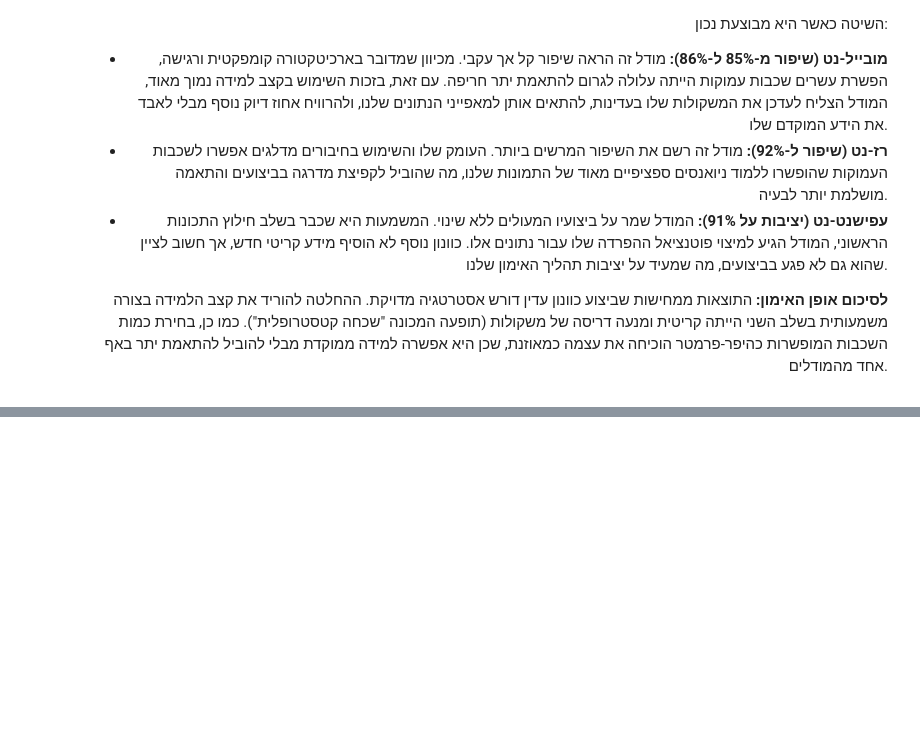
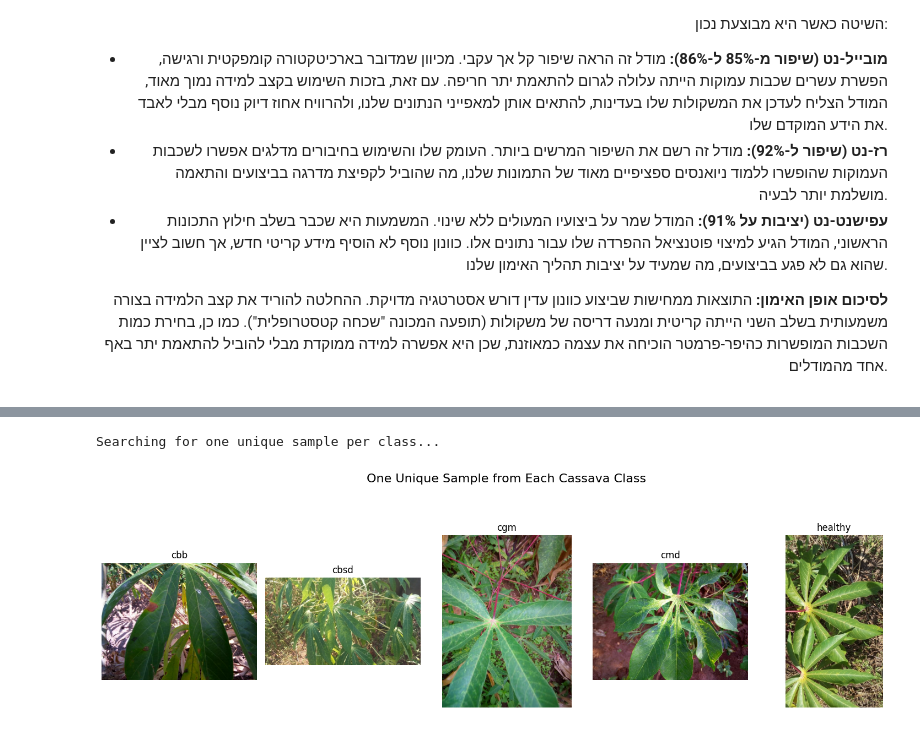
Before and after one commit to adhamfakhereldeen/image_proccessing, a Jupyter notebook: Image_proccessing.ipynb, the cells around one changed output, grey strips where cells are left out. Drawn from its saved outputs; the diff is of its cells as text; code cells hidden in the pictures; blank space fills up the shorter version.

```diff
--- a/Image_proccessing.ipynb
+++ b/Image_proccessing.ipynb
@@ -670,0 +684,19 @@ plt.show()
+# %%
+import tensorflow_datasets as tfds
+import matplotlib.pyplot as plt
+import numpy as np
+
+print("Loading Cassava Leaf Disease dataset...")
+(ds_cassava_train, ds_cassava_val, ds_cassava_test), ds_info_cassava = tfds.load(
+    'cassava',
+    split=['train', 'validation', 'test'],
+    as_supervised=True,
+    with_info=True
+)
+
+class_names_cassava = ds_info_cassava.features['label'].names
+num_classes_cassava = ds_info_cassava.features['label'].num_classes
+
+print(f"Classes: {num_classes_cassava} {class_names_cassava}")
+print(f"Training images: {ds_info_cassava.splits['train'].num_examples}")
+print(f"Test images: {ds_info_cassava.splits['test'].num_examples}")
@@ -670,0 +715,27 @@ plt.show()
+# %%
+print("Searching for one unique sample per class...")
+unique_cassava_images = {}
+
+# מעבר על הנתונים עד למציאת תמונה אחת מכל אחת מ-5 המחלקות
+for image, label in ds_cassava_train:
+    lbl_val = label.numpy()
+    if lbl_val not in unique_cassava_images:
+        unique_cassava_images[lbl_val] = image.numpy()
+    # עצירה כשמצאנו את כל ה-5
+    if len(unique_cassava_images) == num_classes_cassava:
+        break
+
+# תצוגת התמונות בשורה אחת מסודרת
+plt.figure(figsize=(15, 4))
+for i in range(num_classes_cassava):
+    plt.subplot(1, num_classes_cassava, i + 1)
+    plt.imshow(unique_cassava_images[i])
+    plt.title(f"{class_names_cassava[i]}")
+    plt.axis("off")
+
+plt.suptitle("One Unique Sample from Each Cassava Class", fontsize=16, y=1.1)
+plt.tight_layout()
+plt.show()
+# %% [output]
+Searching for one unique sample per class...
+[figure, added]
```
Also changed, not shown: parts of 14 cells of this notebook.
